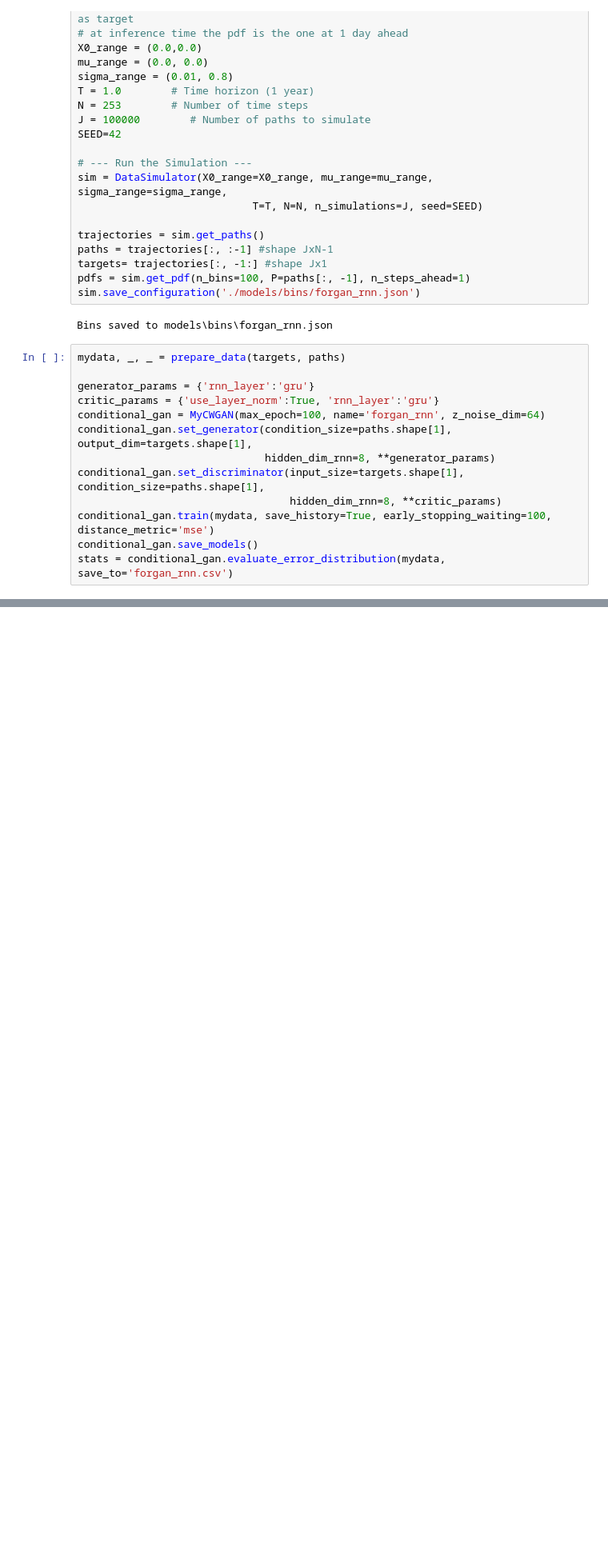
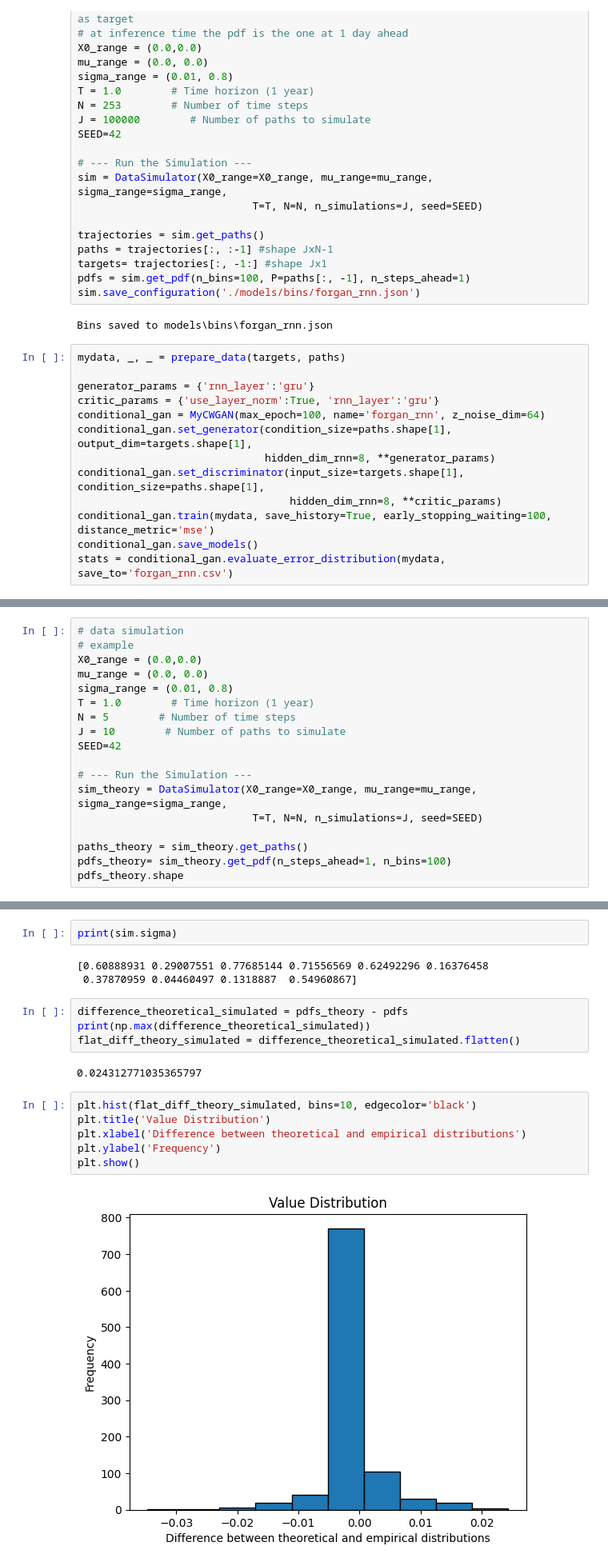
Before and after one commit to matteorofrano/CGAN-for-probability-distribution-generation, a Jupyter notebook: tests.ipynb, the cells around one changed output, grey strips where cells are left out. Shown at 80% size. Cells and saved outputs as stored; diff of their text form; blank space fills up the shorter version.

Commit message:
analyzed differences between theoretical and simulated pdfs

```diff
--- a/tests.ipynb
+++ b/tests.ipynb
@@ -962,0 +987,18 @@ stats = conditional_gan.evaluate_error_distribution(mydata, save_to='forgan_rnn.
+# %%
+# data simulation
+# example
+X0_range = (0.0,0.0)
+mu_range = (0.0, 0.0)
+sigma_range = (0.01, 0.8)
+T = 1.0        # Time horizon (1 year)
+N = 5        # Number of time steps
+J = 10        # Number of paths to simulate
+SEED=42
+
+# --- Run the Simulation ---
+sim_theory = DataSimulator(X0_range=X0_range, mu_range=mu_range, sigma_range=sigma_range,
+                            T=T, N=N, n_simulations=J, seed=SEED)
+
+paths_theory = sim_theory.get_paths()
+pdfs_theory= sim_theory.get_pdf(n_steps_ahead=1, n_bins=100)
+pdfs_theory.shape
@@ -962,0 +1012,19 @@ stats = conditional_gan.evaluate_error_distribution(mydata, save_to='forgan_rnn.
+# %%
+print(sim.sigma)
+# %% [output]
+[0.60888931 0.29007551 0.77685144 0.71556569 0.62492296 0.16376458
+ 0.37870959 0.04460497 0.1318887  0.54960867]
+# %%
+difference_theoretical_simulated = pdfs_theory - pdfs
+print(np.max(difference_theoretical_simulated))
+flat_diff_theory_simulated = difference_theoretical_simulated.flatten()
+# %% [output]
+0.024312771035365797
+# %%
+plt.hist(flat_diff_theory_simulated, bins=10, edgecolor='black')
+plt.title('Value Distribution')
+plt.xlabel('Difference between theoretical and empirical distributions')
+plt.ylabel('Frequency')
+plt.show()
+# %% [output]
+[figure, added]
```
Also changed, not shown: parts of 6 cells of this notebook, 2 other files.
